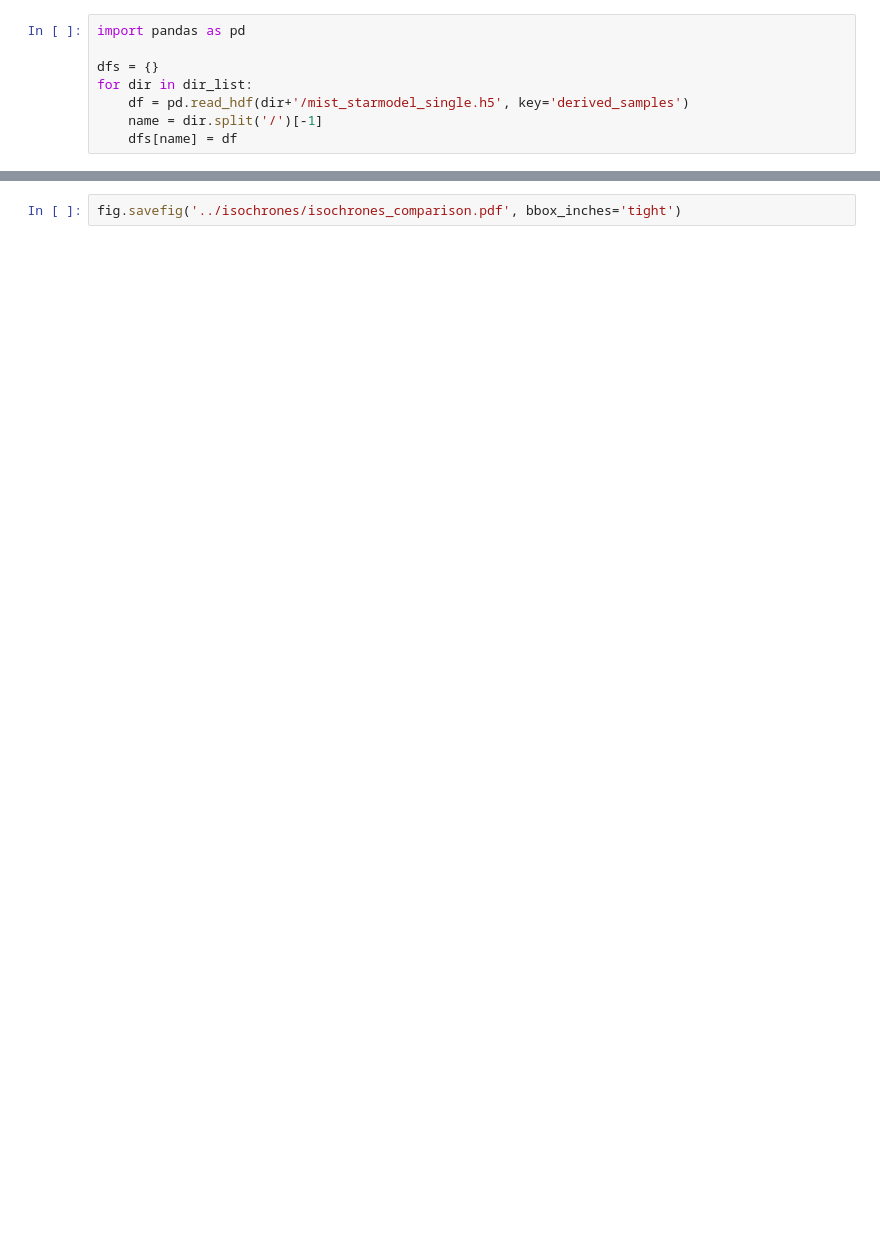
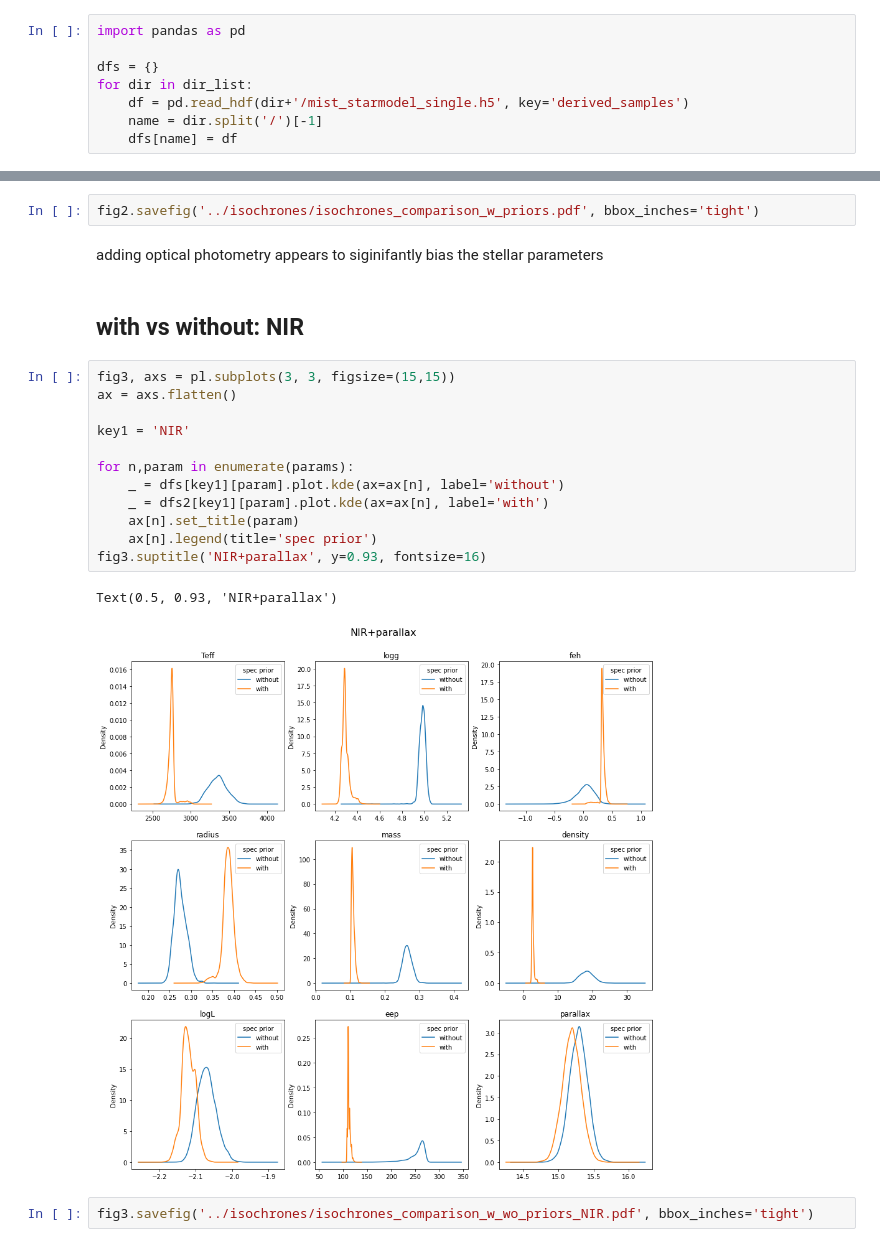
Before and after one commit to jpdeleon/toi1696, a Jupyter notebook: notebooks/compare_isochrones_runs.ipynb, the cells around one changed output, grey strips where cells are left out. Saved outputs shown, nothing was run; the diff lists cells and outputs as text; blank space fills up the shorter version.

```diff
--- a/notebooks/compare_isochrones_runs.ipynb
+++ b/notebooks/compare_isochrones_runs.ipynb
@@ -41,2 +95,23 @@ for n,param in enumerate(params):
 # %%
-fig.savefig('../isochrones/isochrones_comparison.pdf', bbox_inches='tight')
+fig2.savefig('../isochrones/isochrones_comparison_w_priors.pdf', bbox_inches='tight')
+# %% [markdown]
+adding optical photometry appears to siginifantly bias the stellar parameters
+# %% [markdown]
+## with vs without: NIR
+# %%
+fig3, axs = pl.subplots(3, 3, figsize=(15,15))
+ax = axs.flatten()
+
+key1 = 'NIR'
+
+for n,param in enumerate(params):
+    _ = dfs[key1][param].plot.kde(ax=ax[n], label='without')
+    _ = dfs2[key1][param].plot.kde(ax=ax[n], label='with')
+    ax[n].set_title(param)
+    ax[n].legend(title='spec prior')
+fig3.suptitle('NIR+parallax', y=0.93, fontsize=16)
+# %% [output]
+Text(0.5, 0.93, 'NIR+parallax')
+[figure, added]
+# %%
+fig3.savefig('../isochrones/isochrones_comparison_w_wo_priors_NIR.pdf', bbox_inches='tight')
```
Also changed, not shown: parts of 15 cells of this notebook, 49 other files.
